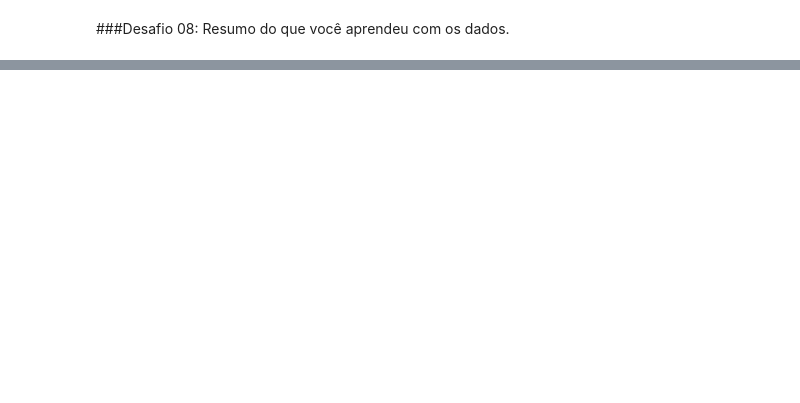
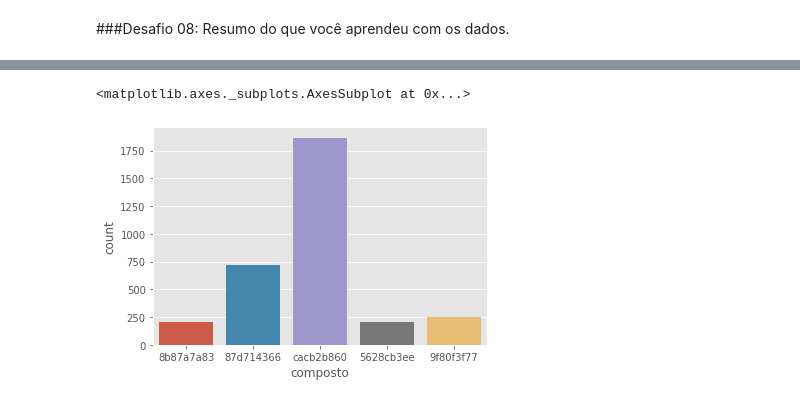
Before and after one commit to weltonrosa/Curso_Alura_ImersaoDados, a Jupyter notebook: Imersão_Dados.ipynb, the cells around one changed output, grey strips where cells are left out. Cells and saved outputs as stored; diff of their text form; code cells hidden in the pictures; blank space fills up the shorter version.

```diff
--- a/Imersão_Dados.ipynb
+++ b/Imersão_Dados.ipynb
@@ -312,0 +443,6 @@ Ficou evidente para mim que a linguagem python possibilita criar diversas maneir
+# %%
+import pandas as pd
+
+url_dados = 'https://github.com/alura-cursos/imersaodados3/blob/main/dados/dados_experimentos.zip?raw=true'
+
+dados = pd.read_csv(url_dados, compression = 'zip')
@@ -312,0 +483,5 @@ Ficou evidente para mim que a linguagem python possibilita criar diversas maneir
+# %%
+#Renomeando em definitivo a coluna 'droga' para 'composto'
+mapa = {'droga':'composto'}
+dados.rename(columns=mapa, inplace=True)
+dados.head()
@@ -312,0 +539,8 @@ Ficou evidente para mim que a linguagem python possibilita criar diversas maneir
+# %%
+# Utilizando o filtro que criamos anteriormente "dados.query('composto in @cod_compostos')" para gerar dados do gráfico.
+import seaborn as sns
+
+sns.countplot(x = 'composto', data=dados.query('composto in @cod_compostos'))
+# %% [output]
+<matplotlib.axes._subplots.AxesSubplot at 0x...>
+[figure, added]
```
Also changed, not shown: parts of 86 cells of this notebook.
